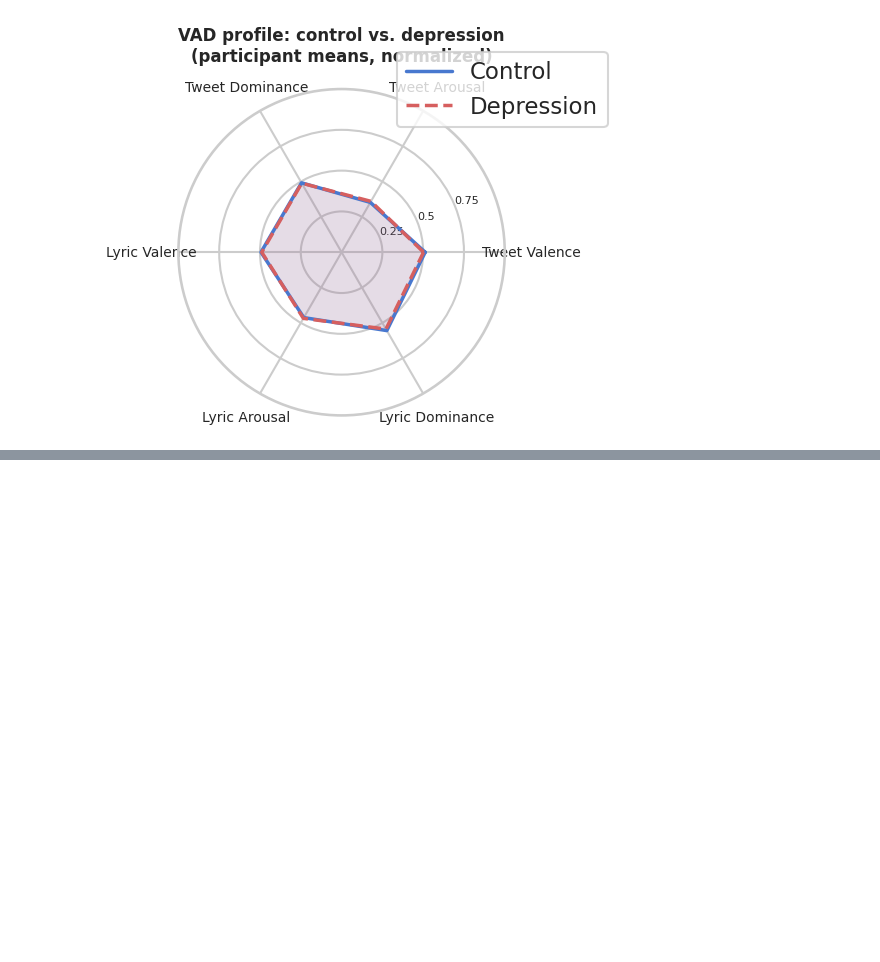
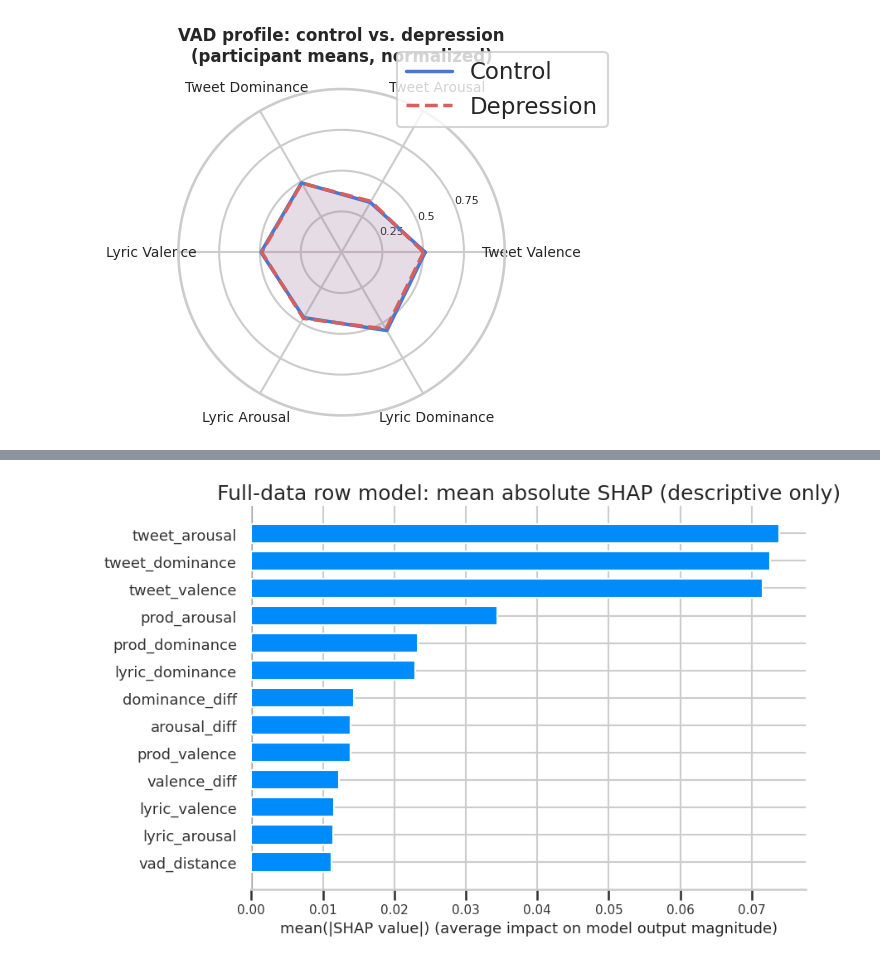
Before and after one commit to filpi86/mer-thesis, a Jupyter notebook: VAD_analysis_SHAP.ipynb, the cells around one changed output, grey strips where cells are left out. Drawn from its saved outputs; the diff is of its cells as text; code cells hidden in the pictures; blank space fills up the shorter version.

Commit message:
latest version

```diff
--- a/VAD_analysis_SHAP.ipynb
+++ b/VAD_analysis_SHAP.ipynb
@@ -1135,0 +1454,81 @@ plt.show()
+# %%
+_shap_raw = shap_values
+
+if isinstance(_shap_raw, list):
+    # Older SHAP versions may return one array per class.
+    _shap_positive = np.asarray(_shap_raw[1])
+
+else:
+    _shap_array = np.asarray(_shap_raw)
+
+    if _shap_array.ndim == 2:
+        # Already observations × features.
+        _shap_positive = _shap_array
+
+    elif (
+        _shap_array.ndim == 3
+        and _shap_array.shape[:2] == X_shap.shape
+        and _shap_array.shape[2] >= 2
+    ):
+        # observations × features × classes
+        _shap_positive = _shap_array[:, :, 1]
+
+    elif (
+        _shap_array.ndim == 3
+        and _shap_array.shape[0] >= 2
+        and _shap_array.shape[1:] == X_shap.shape
+    ):
+        # classes × observations × features
+        _shap_positive = _shap_array[1]
+
+    else:
+        raise ValueError(
+            f"Unexpected SHAP shape: {_shap_array.shape}"
+        )
+
+if _shap_positive.shape != X_shap.shape:
+    raise ValueError(
+        "SHAP/features mismatch: "
+        f"{_shap_positive.shape} vs {X_shap.shape}"
+    )
+
+print(
+    "Corrected SHAP matrix:",
+    _shap_positive.shape,
+)
+
+shap.summary_plot(
+    _shap_positive,
+    X_shap,
+    plot_type="bar",
+    max_display=len(features),
+    show=False,
+)
+
+plt.gcf().set_size_inches(9, 6)
+
+plt.title(
+    "Full-data row model: mean absolute SHAP "
+    "(descriptive only)"
+)
+
+plt.tight_layout()
+plt.show()
+
+shap.summary_plot(
+    _shap_positive,
+    X_shap,
+    max_display=len(features),
+    show=False,
+)
+
+plt.gcf().set_size_inches(9, 7)
+
+plt.title(
+    "Full-data row model: SHAP direction and magnitude "
+    "(descriptive only)"
+)
+
+plt.tight_layout()
+plt.show()
+# %% [output]
@@ -1135,0 +1536 @@ plt.show()
+[figure, added]
```
Also changed, not shown: parts of 14 cells of this notebook, 2 other files.
